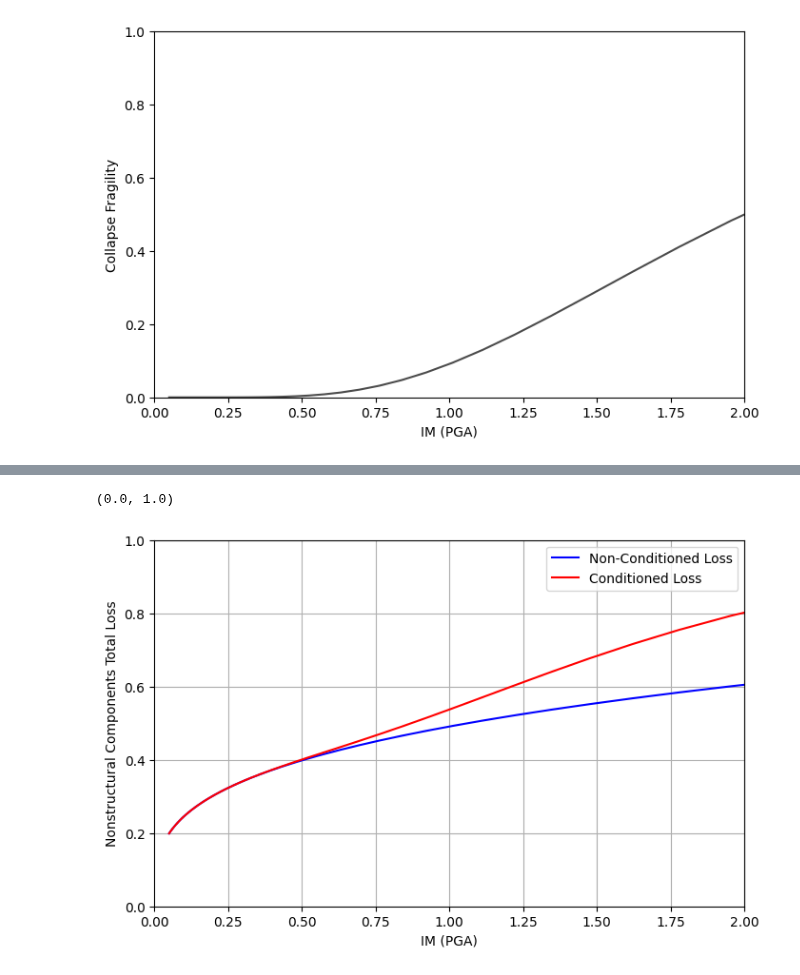
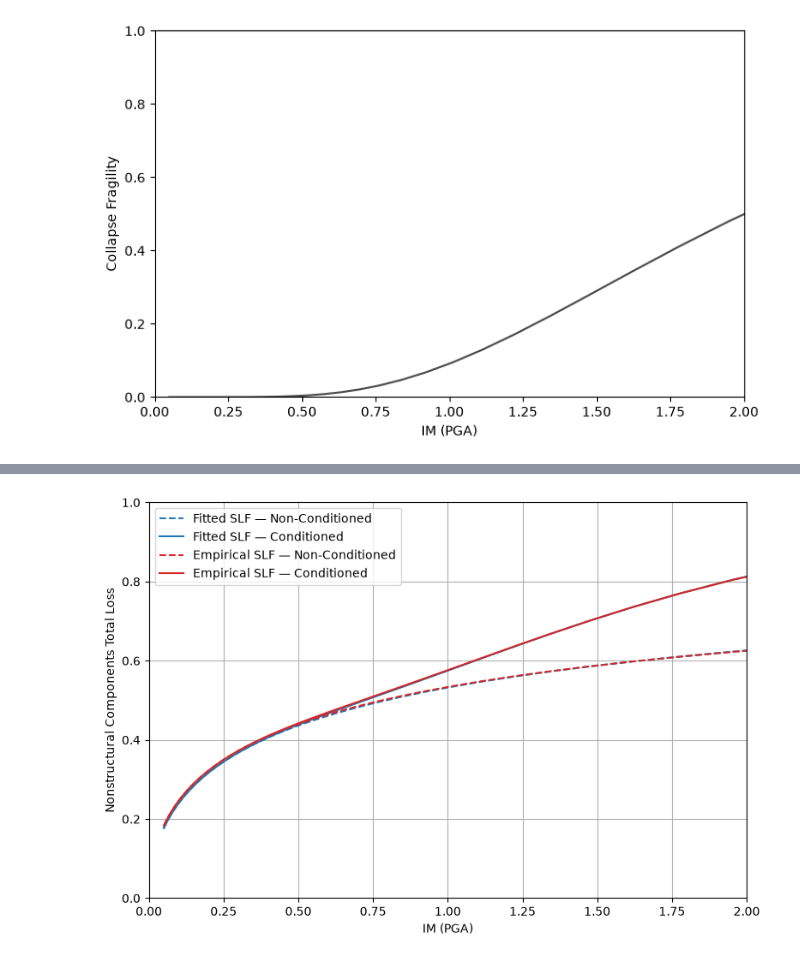
Before and after one commit to GEMScienceTools/oq-vmtk, a Jupyter notebook: demos/StoreyLossFunctionApplication/StoreyLossFunctionApplication.ipynb, the cells around one changed output, grey strips where cells are left out. Drawn from its saved outputs; the diff is of its cells as text; code cells hidden in the pictures.

```diff
--- a/demos/StoreyLossFunctionApplication/StoreyLossFunctionApplication.ipynb
+++ b/demos/StoreyLossFunctionApplication/StoreyLossFunctionApplication.ipynb
@@ -71,16 +92,29 @@ ims = import_from_pkl(os.path.join('in', 'imls_esrm20.pkl'))
 # per performance groups. In this way, our SLFs will represent storey loss ratios instead
 # and will additionally the reflect the contribution of each performance group on the
 # overall storey losses
+#
+# Two SLF representations are normalised here for later comparison:
+# - Fitted: the regression curve from "StoreyLossFunctionGeneration" (out['slf'])
+# - Empirical: the median storey loss ratio across the raw Monte Carlo realizations
+#   underlying that same fit (empirical['empirical_median'])
+# Both are normalised by the same total NSC replacement cost so the resulting
+# vulnerability models remain directly comparable.
 
 # Get the maximum cost associated with repairing both drift- and acceleration-
-# sensitive components from SLFs
+# sensitive components from the fitted SLFs (used as the common normalisation basis)
 max_value = max(slf_drift['PSD, NS']['slf']) + max(slf_accel['PFA, NS']['slf'])
 
+# --- Fitted model ---
 # Normalise the drift-sensitive nonstructural SLF
 slf_drift_norm = [x / max_value for x in slf_drift['PSD, NS']['slf']]
 
 # Normalise the acceleration-sensitive nonstructural SLF
 slf_accel_norm = [x / max_value for x in slf_accel['PFA, NS']['slf']]
+
+# --- Empirical model ---
+# Normalise the empirical median storey loss ratio across all Monte Carlo realizations
+slf_drift_norm_emp = slf_drift_empirical['PSD, NS']['empirical_median'] / max_value
+slf_accel_norm_emp = slf_accel_empirical['PFA, NS']['empirical_median'] / max_value
 
 # Plot the normalise SLFs vs their corresponding EDPs
 # Peak storey drifts range used to generate the SLFs in "StoreyLossFunctionGeneration" demo
@@ -92,22 +126,26 @@ pfa_range = slf_accel['PFA, NS']['edp_range']
 fig, axs = plt.subplots(1, 2, figsize=(12, 5))  # 1 row, 2 columns
 
 # --- Left plot: Drift-sensitive ---
-axs[0].plot(psd_range, slf_drift_norm)
+axs[0].plot(psd_range, slf_drift_norm, label='Fitted')
+axs[0].plot(psd_range, slf_drift_norm_emp, '--', label='Empirical (median)')
 axs[0].set_xlabel('Peak Storey Drifts [rad]')
 axs[0].set_ylabel('Drift-Sensitive Storey Loss Ratio')
 axs[0].grid(True)
 axs[0].set_xlim([0, 0.1])
 axs[0].set_ylim([0, 1.0])
 axs[0].set_title("Drift-Sensitive Components")
+axs[0].legend()
 
 # --- Right plot: Acceleration-sensitive ---
-axs[1].plot(pfa_range, slf_accel_norm)
+axs[1].plot(pfa_range, slf_accel_norm, label='Fitted')
+axs[1].plot(pfa_range, slf_accel_norm_emp, '--', label='Empirical (median)')
 axs[1].set_xlabel('Peak Floor Accelerations [g]')
 axs[1].set_ylabel('Acceleration-Sensitive Storey Loss Ratio')
 axs[1].grid(True)
 axs[1].set_xlim([0, 5.0])
 axs[1].set_ylim([0, 1.0])
 axs[1].set_title("Acceleration-Sensitive Components")
+axs[1].legend()
 
 plt.tight_layout()
 plt.show()
@@ -424,14 +562,21 @@ print(table.to_string(index=False))
 # %%
-# Visualise the non-collapse and conditioned loss model
-plt.figure(figsize=(8, 5))
-plt.plot(intensities, nonconditioned_loss, color='blue', label='Non-Conditioned Loss')
-plt.plot(intensities, conditioned_loss, color='red', label='Conditioned Loss')
+# Visualise the non-collapse and conditioned loss models for both the fitted and
+# empirical SLF representations — this is the final vulnerability model comparison.
+plt.figure(figsize=(9, 6))
+plt.plot(intensities, nonconditioned_loss_fitted, color='tab:blue', ls='--',
+        label='Fitted SLF — Non-Conditioned')
+plt.plot(intensities, conditioned_loss_fitted, color='tab:blue',
+        label='Fitted SLF — Conditioned')
+plt.plot(intensities, nonconditioned_loss_empirical, color='tab:red', ls='--',
+        label='Empirical SLF — Non-Conditioned')
+plt.plot(intensities, conditioned_loss_empirical, color='tab:red',
+        label='Empirical SLF — Conditioned')
 plt.xlabel('IM (PGA)')
 plt.ylabel('Nonstructural Components Total Loss')
 plt.legend()
 plt.grid('on', which='both')
 plt.xlim([0, 2])
 plt.ylim([0, 1])
+plt.show()
 # %% [output]
-(0.0, 1.0)
-[figure, old version]
+[figure, new version]
```
Also changed, not shown: parts of 12 cells of this notebook, 11 other files.
